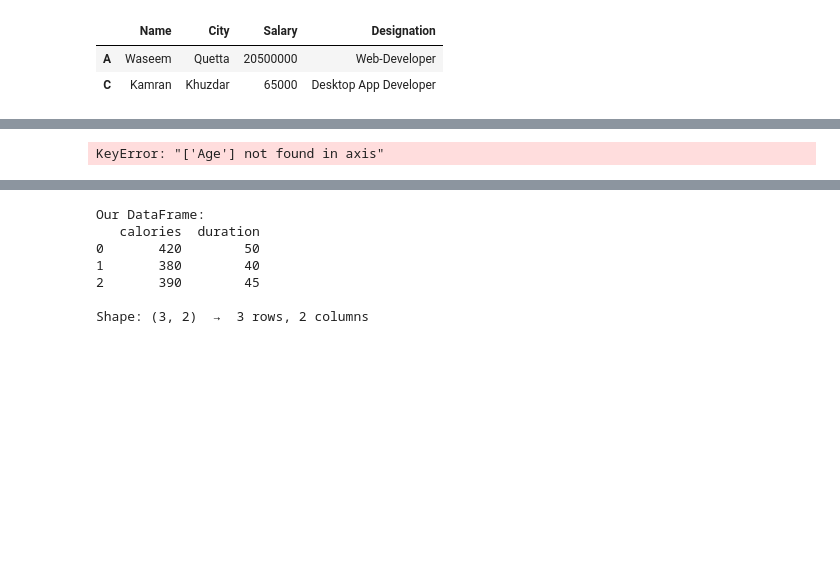
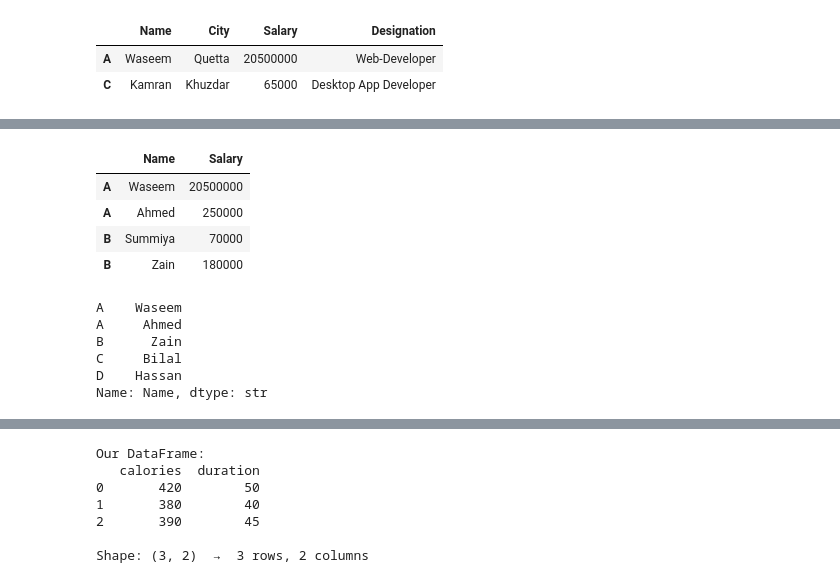
Before and after one commit to waseem-development/AI-NAVTTC, a Jupyter notebook: python/pandas/3_pandas_dataframes.ipynb, the cells around one changed output, grey strips where cells are left out. Drawn from its saved outputs; the diff is of its cells as text; code cells hidden in the pictures; blank space fills up the shorter version.

```diff
--- a/python/pandas/3_pandas_dataframes.ipynb
+++ b/python/pandas/3_pandas_dataframes.ipynb
@@ -246,4 +265,17 @@ df_03.info()
-# %%
-df_03.drop("Age", axis=1, inplace=True)
-# %% [output]
-KeyError: "['Age'] not found in axis"
+# %%
+df_03.loc[["A", "B"], ["Name", "Salary"]]
+# %% [output]
+|  | Name | Salary |
+| A | Waseem | 20500000 |
+| A | Ahmed | 250000 |
+| B | Summiya | 70000 |
+| B | Zain | 180000 |
+# %%
+df_03["Name"][df_03["Salary"] > 70000]
+# %% [output]
+A    Waseem
+A     Ahmed
+B      Zain
+C     Bilal
+D    Hassan
+Name: Name, dtype: str
```
Also changed, not shown: parts of 5 cells of this notebook, 1 other file.
